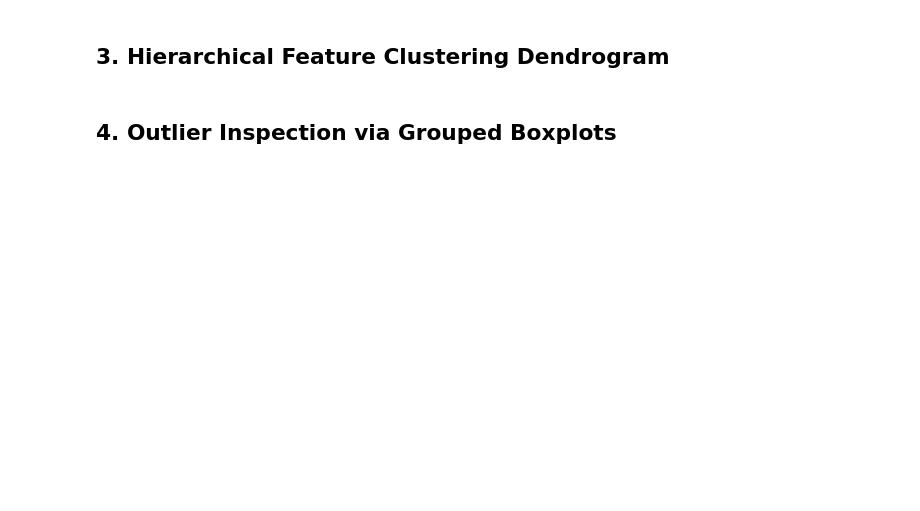
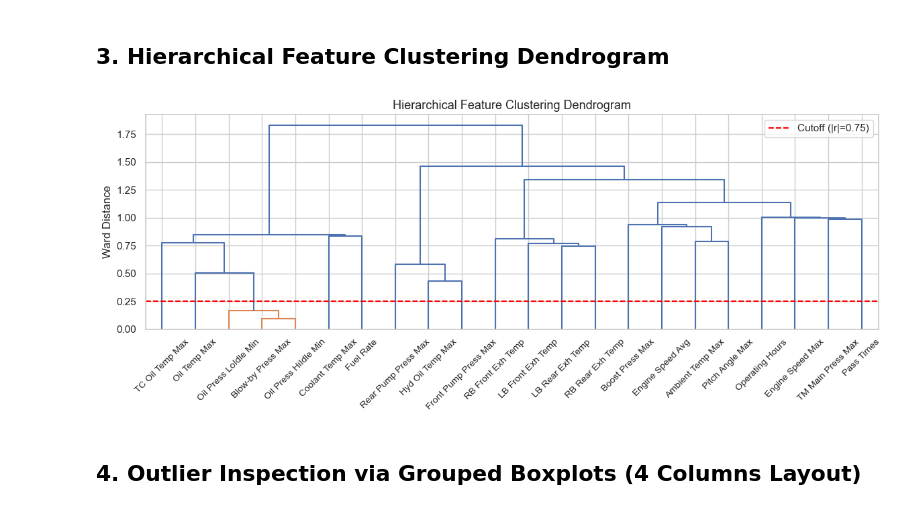
Before and after one commit to givenmanyike-sys/dozer-predictive-maintenance, a Jupyter notebook: notebooks/02_eda.ipynb, the cells around one changed output. Drawn from its saved outputs; the diff is of its cells as text; code cells hidden in the pictures; blank space fills up the shorter version.

```diff
--- a/notebooks/02_eda.ipynb
+++ b/notebooks/02_eda.ipynb
@@ -44,17 +111,20 @@ plt.show()
 # %% [markdown]
 ## 3. Hierarchical Feature Clustering Dendrogram
 # %%
-distance_matrix = 1 - abs(corr_matrix.fillna(0))
+distance_matrix = (1 - abs(corr_matrix.fillna(0))).values
 condensed_dist = squareform(distance_matrix, checks=False)
 
-plt.figure(figsize=(10, 5))
+plt.figure(figsize=(12, 5))
 dend = sch.linkage(condensed_dist, method="ward")
-sch.dendrogram(dend, labels=numeric_cols, leaf_rotation=45, color_threshold=0.25)
+sch.dendrogram(dend, labels=sensor_cols, leaf_rotation=45, color_threshold=0.25)
 plt.axhline(y=0.25, color="red", linestyle="--", label="Cutoff (|r|=0.75)")
-plt.title("Feature Clustering Dendrogram", fontsize=14)
+plt.title("Hierarchical Feature Clustering Dendrogram", fontsize=13)
+plt.ylabel("Ward Distance")
 plt.legend()
 plt.tight_layout()
 plt.show()
+# %% [output]
+[figure, added]
 # %% [markdown]
-## 4. Outlier Inspection via Grouped Boxplots
+## 4. Outlier Inspection via Grouped Boxplots (4 Columns Layout)
 # %%
```
Also changed, not shown: parts of 11 cells of this notebook, 3 other files.
